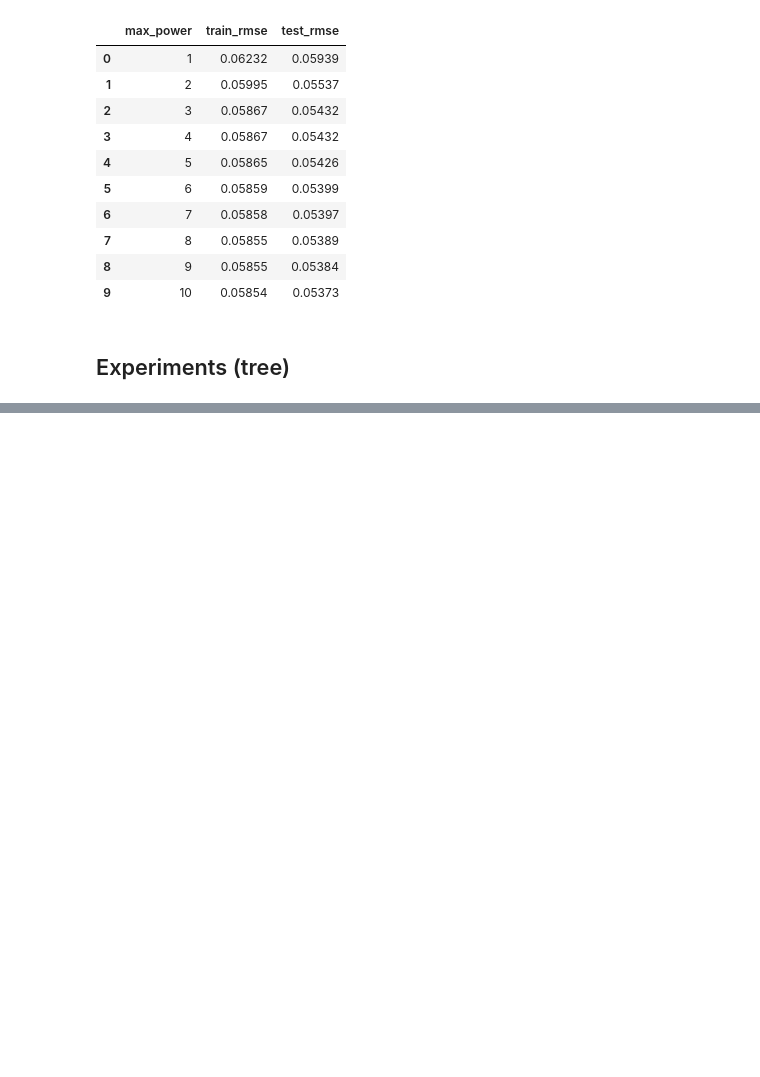
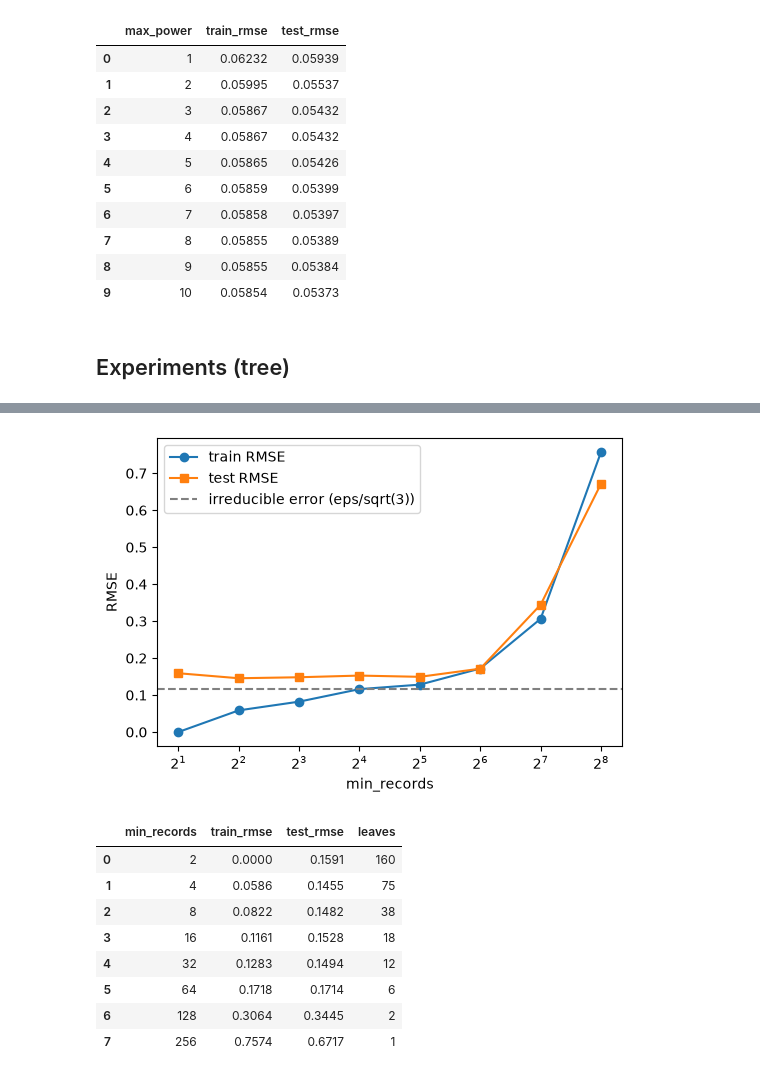
Before and after one commit to JonathanSchwenk/cs6220_HW2, a Jupyter notebook: homework_2.ipynb, the cells around one changed output, grey strips where cells are left out. Saved outputs shown, nothing was run; the diff lists cells and outputs as text; code cells hidden in the pictures; blank space fills up the shorter version.

```diff
--- a/homework_2.ipynb
+++ b/homework_2.ipynb
@@ -341,0 +397,35 @@ res.round(5)
+# %%
+def run_overfit_sweep(n=200, eps=0.2, values=(2, 4, 8, 16, 32, 64, 128, 256)):
+    """Q11: sin(2*pi*x) data, trees with increasing min_records, train vs. test RMSE."""
+    true_f = lambda x: np.sin(2 * np.pi * x)
+    df = generate_noisy_dataset([], true_f, (0.0, 1.0), n, eps)
+    train, test = split_dataset(df)                          # 160 train / 40 test
+    out = []
+    for m in values:
+        tree = RegressionTree().fit(train, m)
+        nodes, leaves, sizes = tree_stats(tree.root)
+        out.append({"min_records": m,
+                    "train_rmse": evaluate_model(tree.predict(train), train["y"].to_numpy()),
+                    "test_rmse": evaluate_model(tree.predict(test), test["y"].to_numpy()),
+                    "leaves": leaves})
+    return pd.DataFrame(out)
+
+overfit = run_overfit_sweep()
+plt.figure(figsize=(6, 4))
+plt.plot(overfit["min_records"], overfit["train_rmse"], "o-", label="train RMSE")
+plt.plot(overfit["min_records"], overfit["test_rmse"], "s-", label="test RMSE")
+plt.axhline(0.2 / np.sqrt(3), color="gray", ls="--", label="irreducible error (eps/sqrt(3))")
+plt.xscale("log", base=2)                                    # min_records doubles each step
+plt.xlabel("min_records"); plt.ylabel("RMSE"); plt.legend(); plt.show()
+overfit.round(4)
+# %% [output]
+[figure, added]
+|  | min_records | train_rmse | test_rmse | leaves |
+| 0 | 2 | 0.0000 | 0.1591 | 160 |
+| 1 | 4 | 0.0586 | 0.1455 | 75 |
+| 2 | 8 | 0.0822 | 0.1482 | 38 |
+| 3 | 16 | 0.1161 | 0.1528 | 18 |
+| 4 | 32 | 0.1283 | 0.1494 | 12 |
+| 5 | 64 | 0.1718 | 0.1714 | 6 |
+| 6 | 128 | 0.3064 | 0.3445 | 2 |
+| 7 | 256 | 0.7574 | 0.6717 | 1 |
```
Also changed, not shown: parts of 1 cell of this notebook.
